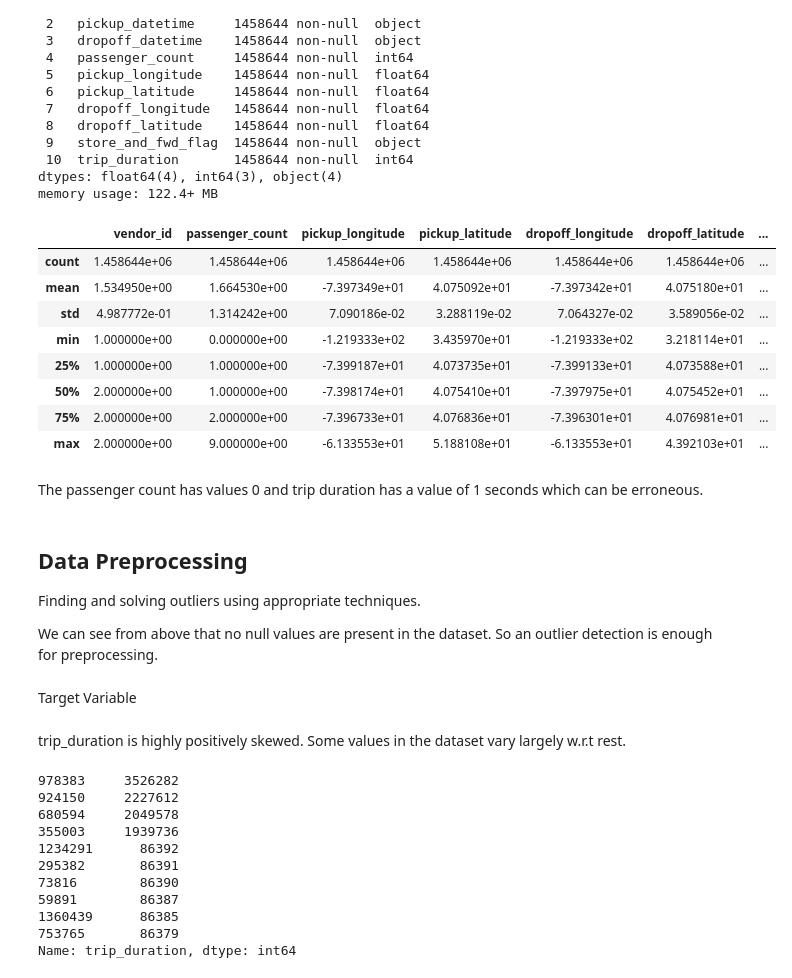
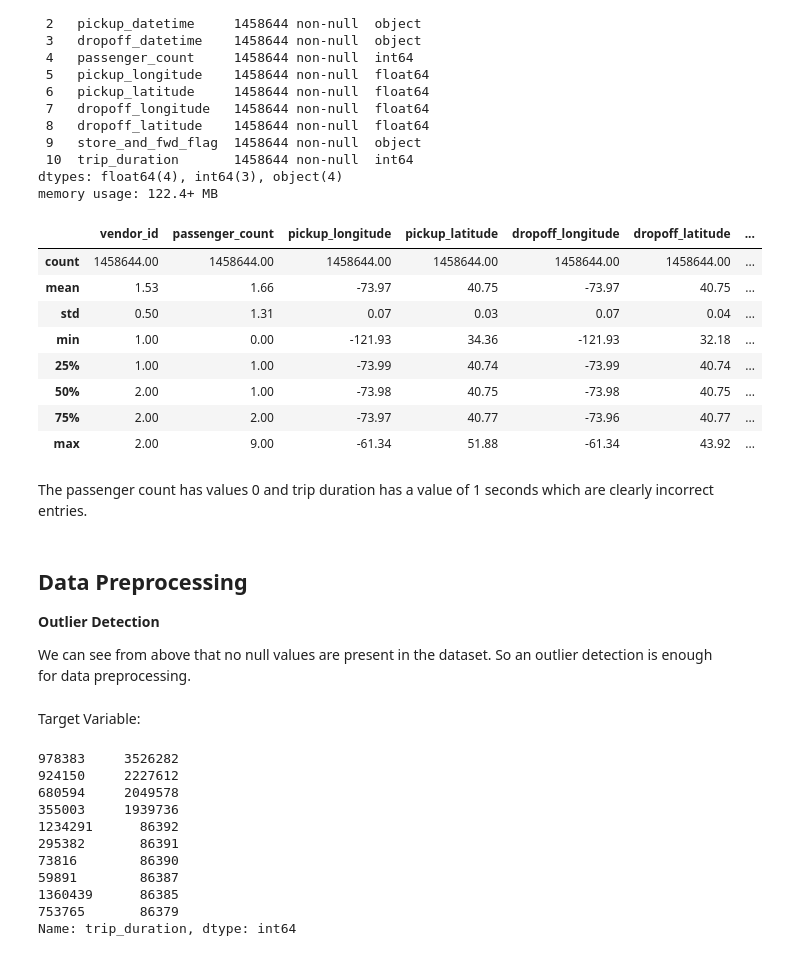
Before and after one commit to Shashwat-spyder/NYC-Taxi-Trip-Time, a Jupyter notebook: New_York_Taxi_Duration.ipynb, the cells around one changed output. Cells and saved outputs as stored; diff of their text form; code cells hidden in the pictures.

```diff
--- a/New_York_Taxi_Duration.ipynb
+++ b/New_York_Taxi_Duration.ipynb
@@ -100,24 +103,24 @@ dtypes: float64(4), int64(3), object(4)
 memory usage: 122.4+ MB
 # %%
 #Description of data rounded upto two decimal places
-nyc_df.describe()
+nyc_df.describe().round(2)
 # %% [output]
 |  | vendor_id | passenger_count | pickup_longitude | pickup_latitude | dropoff_longitude | dropoff_latitude | ... |
-| count | 1.458644e+06 | 1.458644e+06 | 1.458644e+06 | 1.458644e+06 | 1.458644e+06 | 1.458644e+06 | ... |
-| mean | 1.534950e+00 | 1.664530e+00 | -7.397349e+01 | 4.075092e+01 | -7.397342e+01 | 4.075180e+01 | ... |
-| std | 4.987772e-01 | 1.314242e+00 | 7.090186e-02 | 3.288119e-02 | 7.064327e-02 | 3.589056e-02 | ... |
-| min | 1.000000e+00 | 0.000000e+00 | -1.219333e+02 | 3.435970e+01 | -1.219333e+02 | 3.218114e+01 | ... |
-| 25% | 1.000000e+00 | 1.000000e+00 | -7.399187e+01 | 4.073735e+01 | -7.399133e+01 | 4.073588e+01 | ... |
-| 50% | 2.000000e+00 | 1.000000e+00 | -7.398174e+01 | 4.075410e+01 | -7.397975e+01 | 4.075452e+01 | ... |
-| 75% | 2.000000e+00 | 2.000000e+00 | -7.396733e+01 | 4.076836e+01 | -7.396301e+01 | 4.076981e+01 | ... |
-| max | 2.000000e+00 | 9.000000e+00 | -6.133553e+01 | 5.188108e+01 | -6.133553e+01 | 4.392103e+01 | ... |
+| count | 1458644.00 | 1458644.00 | 1458644.00 | 1458644.00 | 1458644.00 | 1458644.00 | ... |
+| mean | 1.53 | 1.66 | -73.97 | 40.75 | -73.97 | 40.75 | ... |
+| std | 0.50 | 1.31 | 0.07 | 0.03 | 0.07 | 0.04 | ... |
+| min | 1.00 | 0.00 | -121.93 | 34.36 | -121.93 | 32.18 | ... |
+| 25% | 1.00 | 1.00 | -73.99 | 40.74 | -73.99 | 40.74 | ... |
+| 50% | 2.00 | 1.00 | -73.98 | 40.75 | -73.98 | 40.75 | ... |
+| 75% | 2.00 | 2.00 | -73.97 | 40.77 | -73.96 | 40.77 | ... |
+| max | 2.00 | 9.00 | -61.34 | 51.88 | -61.34 | 43.92 | ... |
 # %% [markdown]
-The passenger count has values 0 and trip duration has a value of 1 seconds which can be erroneous.
+The passenger count has values 0 and trip duration has a value of 1 seconds which are clearly incorrect entries.
 # %% [markdown]
 ## **Data Preprocessing**
 
-Finding and solving outliers using appropriate techniques.
+**Outlier Detection**
 
-We can see from above that no null values are present in the dataset. So an outlier detection is enough for preprocessing.
+We can see from above that no null values are present in the dataset. So an outlier detection is enough for data preprocessing.
 # %% [markdown]
-Target Variable
+Target Variable:
@@ -127,5 +127,3 @@ Target Variable
-# %% [markdown]
-trip_duration is highly positively skewed. Some values in the dataset vary largely w.r.t rest.
 # %%
 #Sorting trip_duration values in descending order
 nyc_df['trip_duration'].sort_values(ascending=False).head(10)
```
Also changed, not shown: parts of 34 cells of this notebook.
